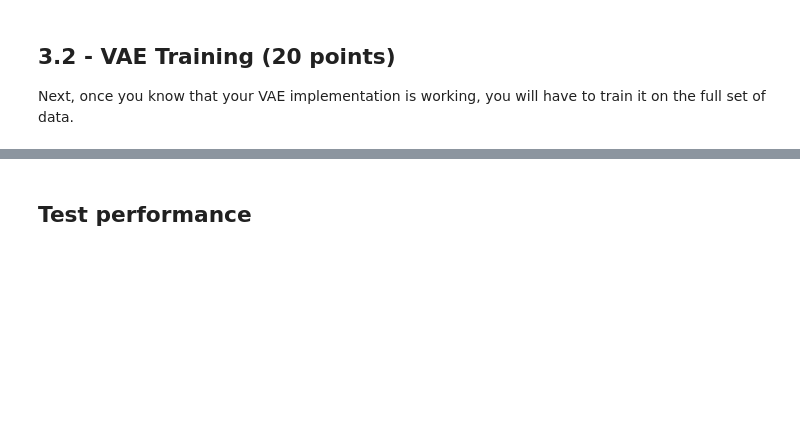
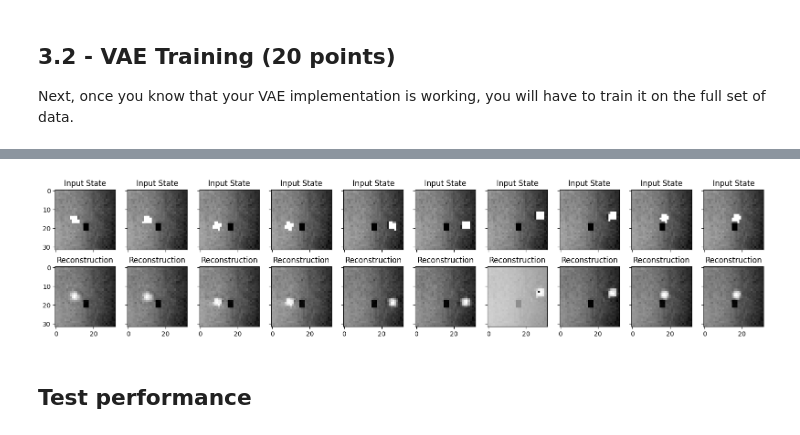
Before and after one commit to Jinjaguo/ROB599-Robot-learning, a Jupyter notebook: HW5/ROB498_hw5.ipynb, the cells around one changed output, grey strips where cells are left out. Cells and saved outputs as stored; diff of their text form; code cells hidden in the pictures; blank space fills up the shorter version.

```diff
--- a/HW5/ROB498_hw5.ipynb
+++ b/HW5/ROB498_hw5.ipynb
@@ -452,17 +486,19 @@ torch.save(vae_model.state_dict(), save_path)
 # %%
 # Visualize the state and its reconstruction:
 num_states_to_plot = 10
 fig, axes = plt.subplots(2, num_states_to_plot, sharex=True, sharey=True, figsize=(2*num_states_to_plot, 4))
 axes = np.transpose(axes)
 for s_i in range(num_states_to_plot):
     state_i = states[s_i]
     state_img = norm_tr.denormalize_state(state_i).detach().cpu().numpy().transpose(1,2,0).astype(np.uint8)
-    axes[s_i][0].imshow(state_img[:, :, 0], cmap='gray')
+    axes[s_i][0].imshow(state_img, cmap='gray')
     axes[s_i][0].set_title('Input State')
     state_rec_i = states_rec[s_i]
     state_rec_img = norm_tr.denormalize_state(state_rec_i).detach().cpu().numpy().transpose(1,2,0).astype(np.uint8)
-    axes[s_i][1].imshow(state_rec_img[:, :, 0], cmap='gray')
+    axes[s_i][1].imshow(state_rec_img, cmap='gray')
     axes[s_i][1].set_title(f'Reconstruction')
+# %% [output]
+[figure, added]
 # %% [markdown]
 ## Test performance
 # %% [markdown]
```
Also changed, not shown: parts of 16 cells of this notebook, 7 other files.
